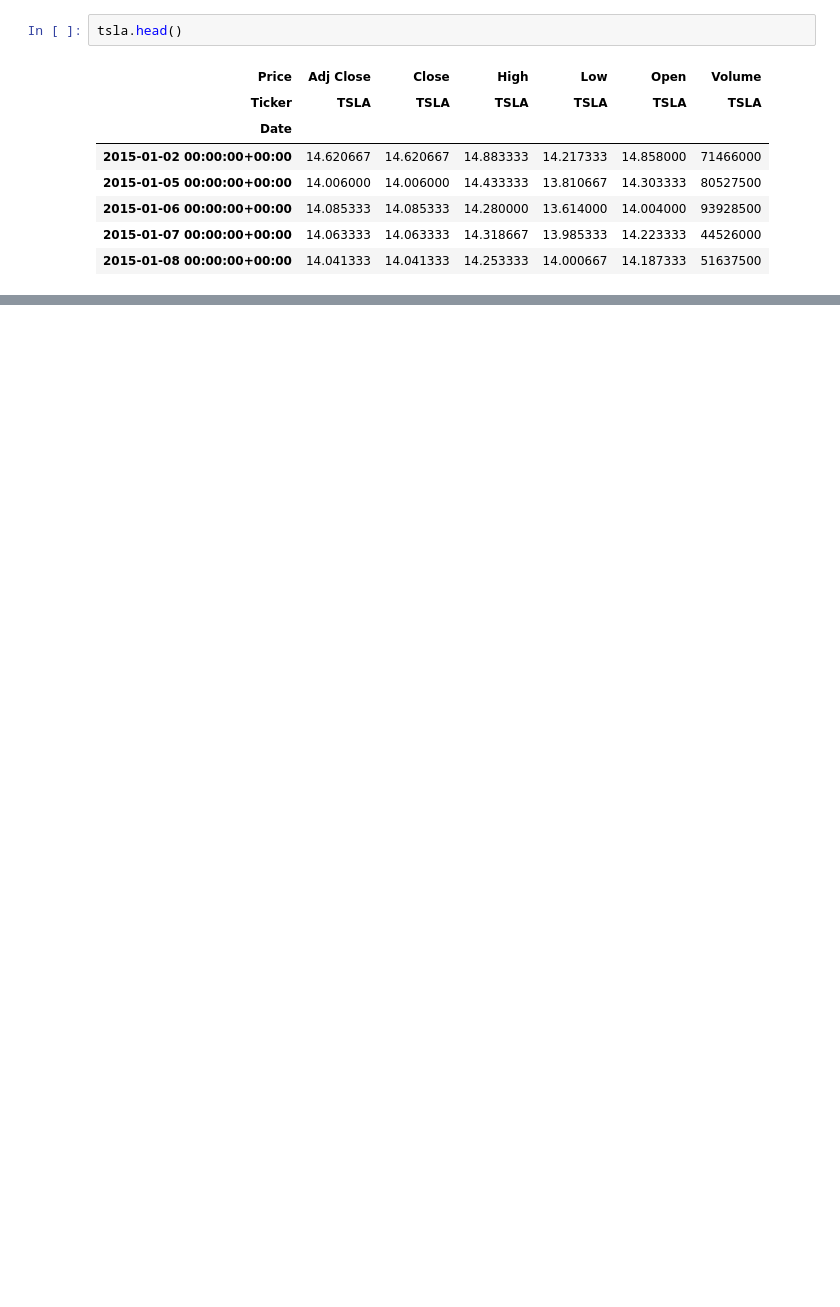
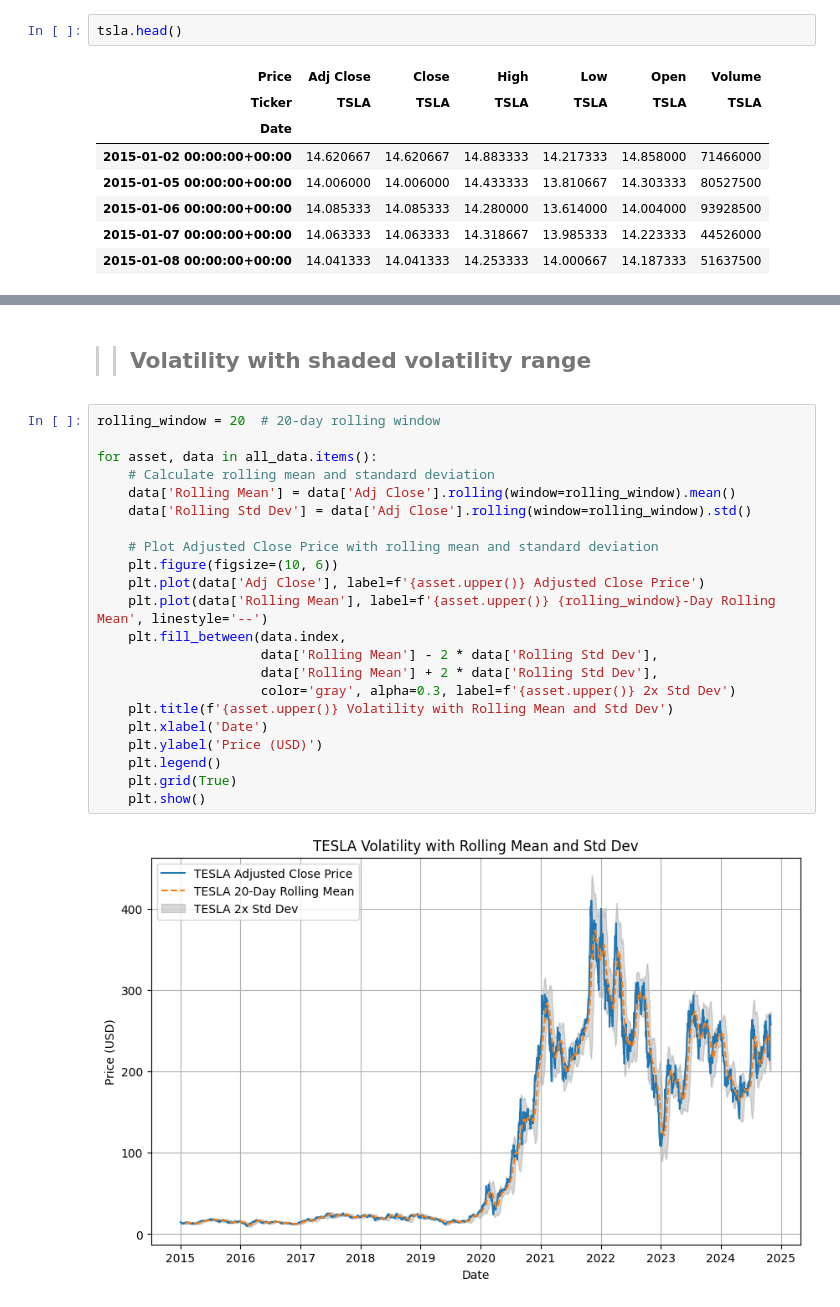
Before and after one commit to amannnnnyyyy/Finance-Forecast-Portfolio-Optimizer, a Jupyter notebook: notebooks/portfoliomgt.ipynb, the cells around one changed output, grey strips where cells are left out. Drawn from its saved outputs; the diff is of its cells as text; blank space fills up the shorter version.

```diff
--- a/notebooks/portfoliomgt.ipynb
+++ b/notebooks/portfoliomgt.ipynb
@@ -77,0 +102,26 @@ plt.show()
+# %% [markdown]
+>> ## Volatility with shaded volatility range
+# %%
+rolling_window = 20  # 20-day rolling window
+
+for asset, data in all_data.items():
+    # Calculate rolling mean and standard deviation
+    data['Rolling Mean'] = data['Adj Close'].rolling(window=rolling_window).mean()
+    data['Rolling Std Dev'] = data['Adj Close'].rolling(window=rolling_window).std()
+
+    # Plot Adjusted Close Price with rolling mean and standard deviation
+    plt.figure(figsize=(10, 6))
+    plt.plot(data['Adj Close'], label=f'{asset.upper()} Adjusted Close Price')
+    plt.plot(data['Rolling Mean'], label=f'{asset.upper()} {rolling_window}-Day Rolling Mean', linestyle='--')
+    plt.fill_between(data.index,
+                     data['Rolling Mean'] - 2 * data['Rolling Std Dev'],
+                     data['Rolling Mean'] + 2 * data['Rolling Std Dev'],
+                     color='gray', alpha=0.3, label=f'{asset.upper()} 2x Std Dev')
+    plt.title(f'{asset.upper()} Volatility with Rolling Mean and Std Dev')
+    plt.xlabel('Date')
+    plt.ylabel('Price (USD)')
+    plt.legend()
+    plt.grid(True)
+    plt.show()
+# %% [output]
+[figure, added]
```
Also changed, not shown: parts of 25 cells of this notebook.
